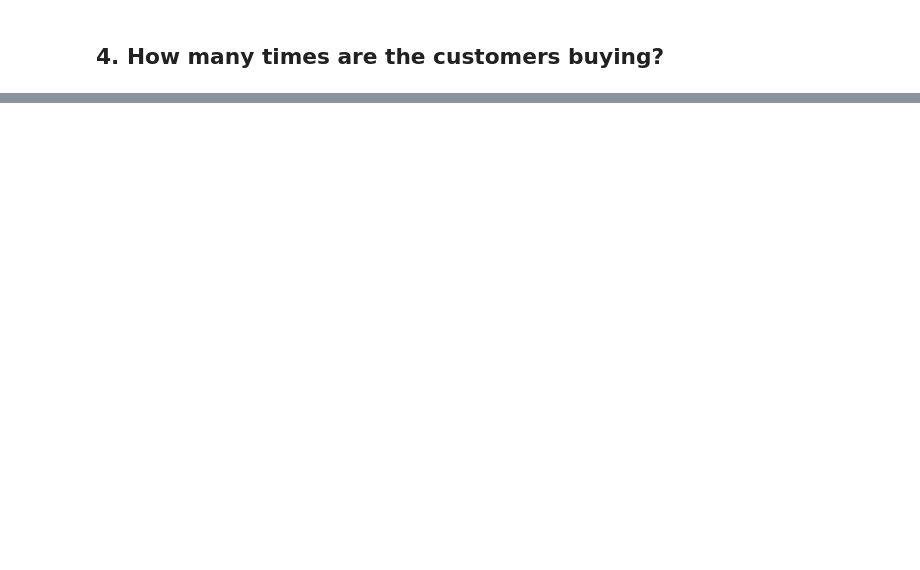
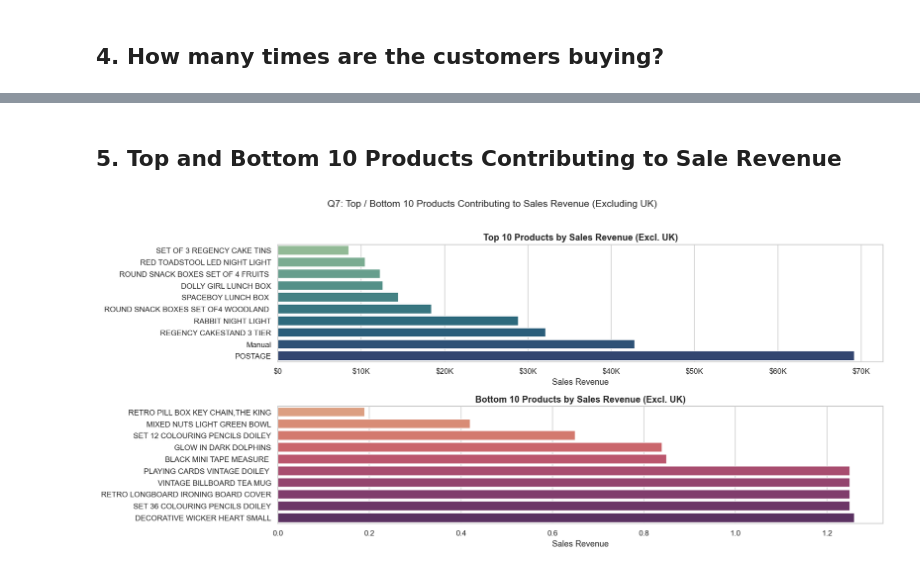
Before and after one commit to Lyvinthai/Retail_Sales_Data_Analytics, a Jupyter notebook: noteboook/eda.ipynb, the cells around one changed output, grey strips where cells are left out. Drawn from its saved outputs; the diff is of its cells as text; code cells hidden in the pictures; blank space fills up the shorter version.

```diff
--- a/noteboook/eda.ipynb
+++ b/noteboook/eda.ipynb
@@ -329,0 +309,26 @@ plt.show()
+# %% [markdown]
+## 5. Top and Bottom 10 Products Contributing to Sale Revenue
+# %%
+sales_ex_uk = sales[sales["country"] != "United Kingdom"]
+prod_rev_ex_uk = sales_ex_uk.groupby("description")["sales_revenue"].sum().sort_values(ascending=False)
+prod_rev_ex_uk = prod_rev_ex_uk[prod_rev_ex_uk.index.notna()]
+top10_products = prod_rev_ex_uk.head(10).sort_values()
+bottom10_products = prod_rev_ex_uk.tail(10).sort_values()
+
+
+fig, axes = plt.subplots(2, 1, figsize=(16, 7))
+
+sns.barplot(x=top10_products.values, y=top10_products.index, ax=axes[0], palette="crest", hue=top10_products.index, legend=False)
+axes[0].set_title("Top 10 Products by Sales Revenue (Excl. UK)")
+axes[0].set_xlabel("Sales Revenue"); axes[0].set_ylabel("")
+axes[0].xaxis.set_major_formatter(ticker.FuncFormatter(money))
+
+sns.barplot(x=bottom10_products.values, y=bottom10_products.index, ax=axes[1], palette="flare", hue=bottom10_products.index, legend=False)
+axes[1].set_title("Bottom 10 Products by Sales Revenue (Excl. UK)")
+axes[1].set_xlabel("Sales Revenue"); axes[1].set_ylabel("")
+
+fig.suptitle("Q7: Top / Bottom 10 Products Contributing to Sales Revenue (Excluding UK)", fontsize=14, y=1.02)
+fig.tight_layout()
+plt.show()
+# %% [output]
+[figure, added]
```
Also changed, not shown: parts of 5 cells of this notebook.
